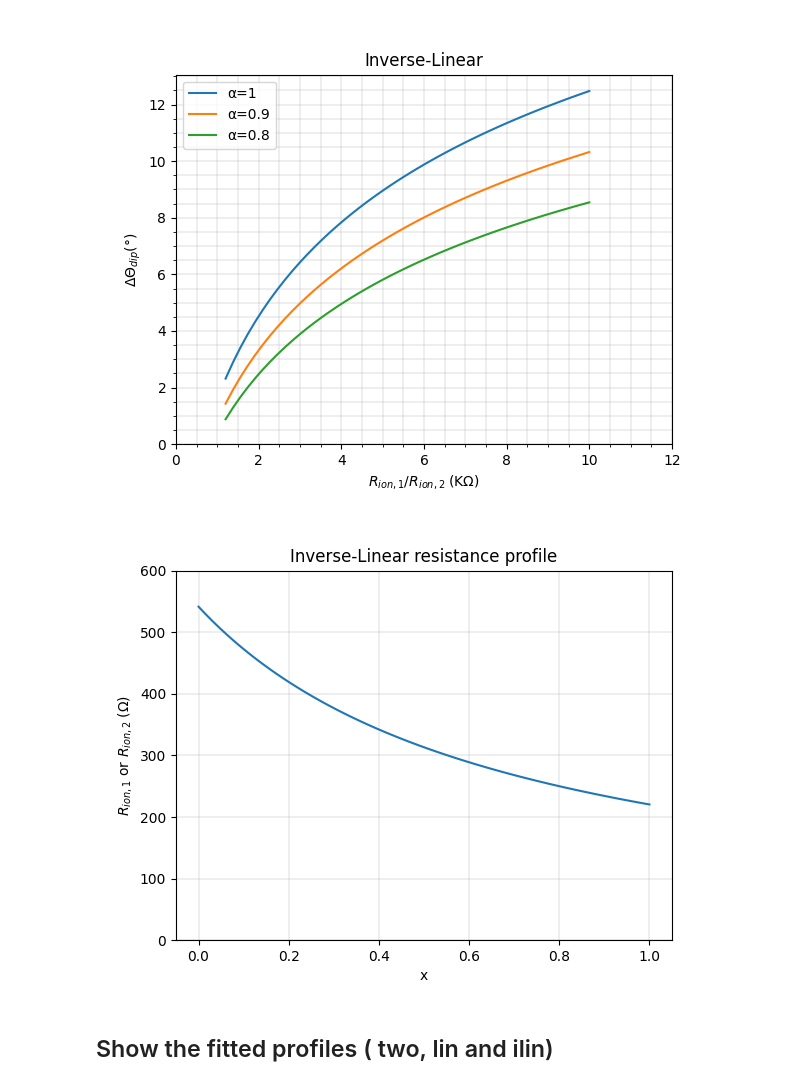
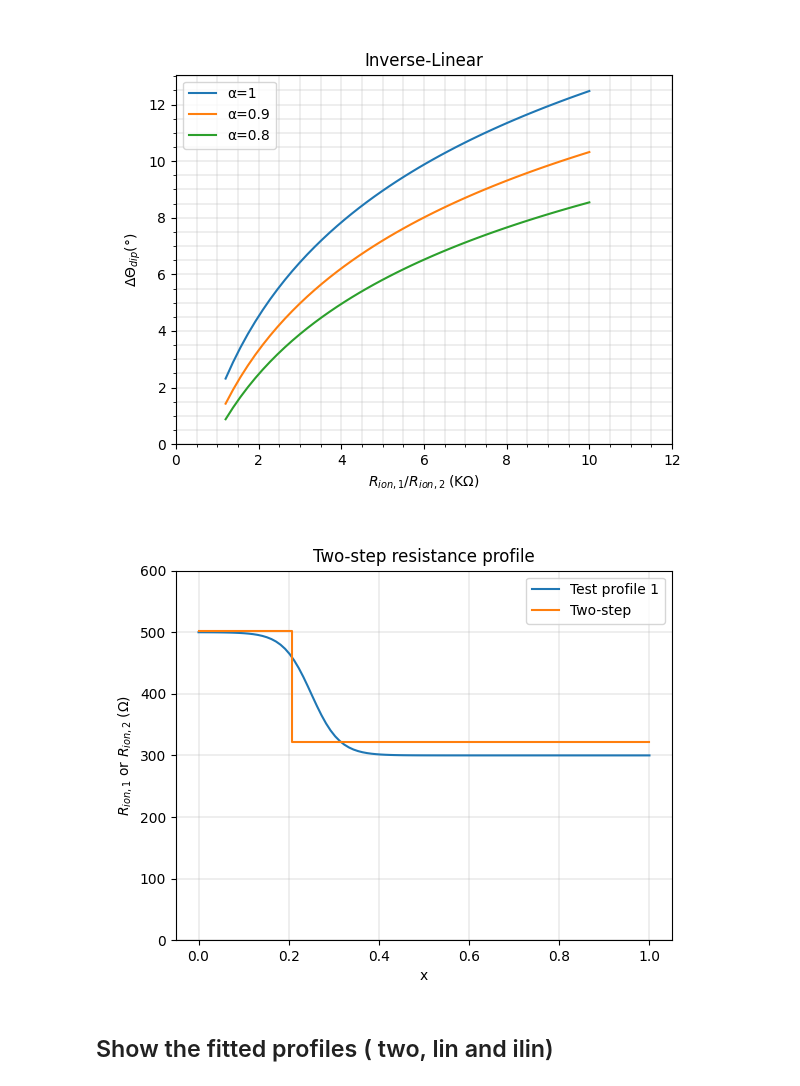
Before and after one commit to Yugal0/fitting-gen-arbitrary-eis, a Jupyter notebook: main_prof_1.ipynb, the cells around one changed output. Cells and saved outputs as stored; diff of their text form; code cells hidden in the pictures.

```diff
--- a/main_prof_1.ipynb
+++ b/main_prof_1.ipynb
@@ -193,37 +193,38 @@ for idx1,ax,fg,title in zip([0,1,2],(axtwo,axlin,axilin),(fig,fig1,fig2),("Two-s
 # %%
 delta=0.2063
 fig1, axx= plt.subplots()
 x=np.linspace(0,1,100)
 a=4
 b=4
 def R(x):
     return 100*(a*np.tanh(b**2-a*x)+np.tanh(a-b**2*x))
 #plot the arbitray profile
-# axx.plot(x,R(x),label="Arbitrary")
+axx.plot(x,R(x),label="Test profile 1")
 #plot the fitted profiles
 axx.plot([0,delta,delta,1],[R1_two,R1_two,R2_two,R2_two],label="Two-step")
 axx.set_title("Two-step resistance profile")
 # axx.set_title("Inverse-Linear resistance profile")
 # axx.set_title("Linear resistance profile")
 # axx.plot([0,1],[R1_lin,R2_lin],label="Linear")
 
 def R_ilin(x):
     return 1/(1/R1_ilin+(1/R2_ilin-1/R1_ilin)*x)
-axx.plot(x,R_ilin(x),label="Inv Lin")
+# axx.plot(x,R_ilin(x),label="Inv Lin")
 
 # axx.set_xlim(0,)
 axx.set_ylim(0,600)
 
 axx.set_xlabel("x")
 axx.set_ylabel("$R_{ion,1}$ or $R_{ion,2}\;$($\Omega$)")
-# axx.legend()
+axx.legend()
 axx.grid(linewidth=0.3)
 # fig1.savefig("fitted_prof1.png",dpi=400)
+fig1.savefig("fitted_two_prof1.png",dpi=500)
 # fig1.savefig("two-step.png",dpi=500)
 # fig1.savefig("Linear.png",dpi=500)
-fig1.savefig("Inverse-Linear.png",dpi=500)
+# fig1.savefig("Inverse-Linear.png",dpi=500)
 # %% [output]
-[figure, old version]
+[figure, new version]
 # %% [markdown]
 ## Show the fitted profiles ( two, lin and ilin)
 # %%
```
Also changed, not shown: parts of 1 cell of this notebook, 4 other files.
